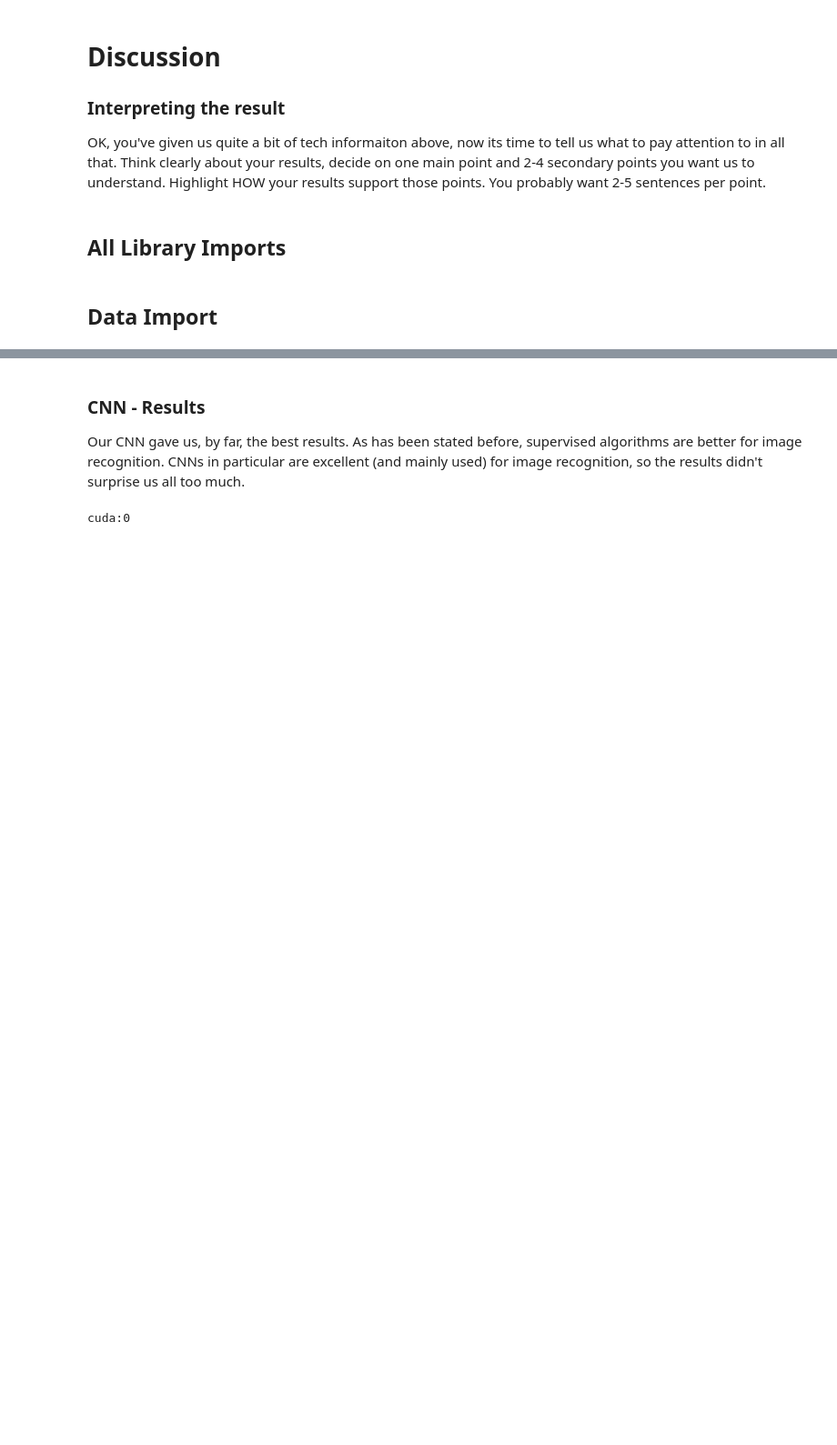
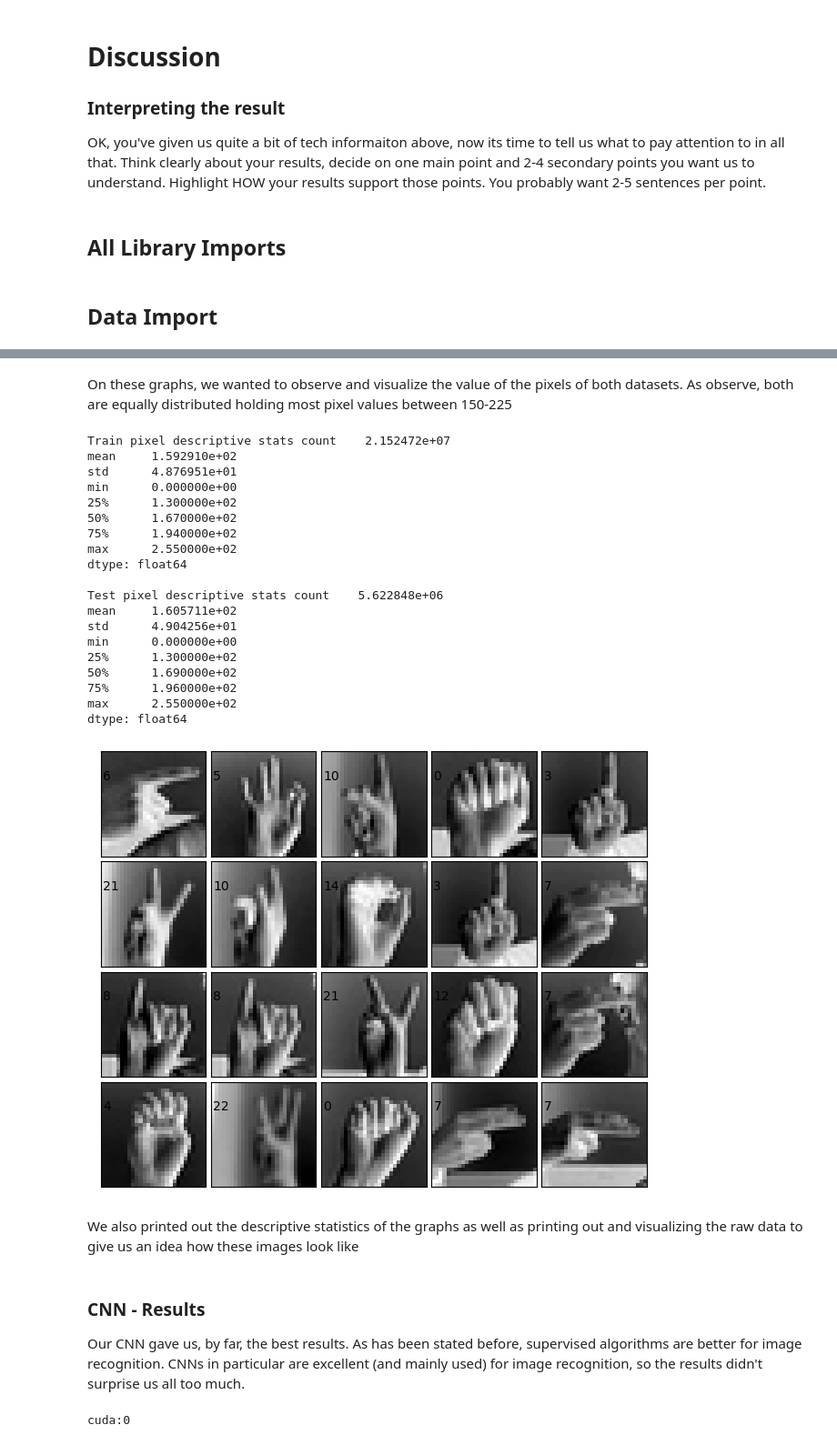
Before and after one commit to albracher/COGS-118B-Final-Project-Template-, a Jupyter notebook: ResultsDiscussion.ipynb, the cells around one changed output, grey strips where cells are left out. Shown: that part at 91% size. Drawn from its saved outputs; the diff is of its cells as text; code cells hidden in the pictures; blank space fills up the shorter version.

```diff
--- a/ResultsDiscussion.ipynb
+++ b/ResultsDiscussion.ipynb
@@ -72,3 +166,45 @@ data = extract_forkmeans.values
+# %% [markdown]
+On these graphs, we wanted to observe and visualize the value of the pixels of both datasets. As observe, both are equally distributed holding most pixel values between 150-225
+# %%
+# Display descriptive statistics for train dataset
+print(f'Train pixel descriptive stats {pix_train.describe()}')
+# Display descriptive statistics for test dataset
+print(f'\nTest pixel descriptive stats {pix_test.describe()}')
+
+# examples of the raw data
+
+fig = plt.figure(figsize=(6, 6))
+fig.subplots_adjust(left=0, right=1, bottom=0, top=1, hspace=0.05, wspace=0.05)
+
+for i in range(20):
+    ax = fig.add_subplot(5, 5, i + 1, xticks=[], yticks=[])
+    # data is 28 x 28 pixels, grayscale
+    ax.imshow(test_data.loc[i].to_numpy().reshape(28,28), cmap=plt.cm.binary, interpolation='nearest')
+    # label the image with the target value
+    ax.text(0, 7, str(test.label.loc[i]))
+# %% [output]
+Train pixel descriptive stats count    2.152472e+07
+mean     1.592910e+02
+std      4.876951e+01
+min      0.000000e+00
+25%      1.300000e+02
+50%      1.670000e+02
+75%      1.940000e+02
+max      2.550000e+02
+dtype: float64
+
+Test pixel descriptive stats count    5.622848e+06
+mean     1.605711e+02
+std      4.904256e+01
+min      0.000000e+00
+25%      1.300000e+02
+50%      1.690000e+02
+75%      1.960000e+02
+max      2.550000e+02
+dtype: float64
+[figure, added]
+# %% [markdown]
+We also printed out the descriptive statistics of the graphs as well as printing out and visualizing the raw data to give us an idea how these images look like
 # %% [markdown]
 ### CNN - Results
 Our CNN gave us, by far, the best results. As has been stated before, supervised algorithms are better for image recognition. CNNs in particular are excellent (and mainly used) for image recognition, so the results didn't surprise us all too much.
```
Also changed, not shown: parts of 11 cells of this notebook.
